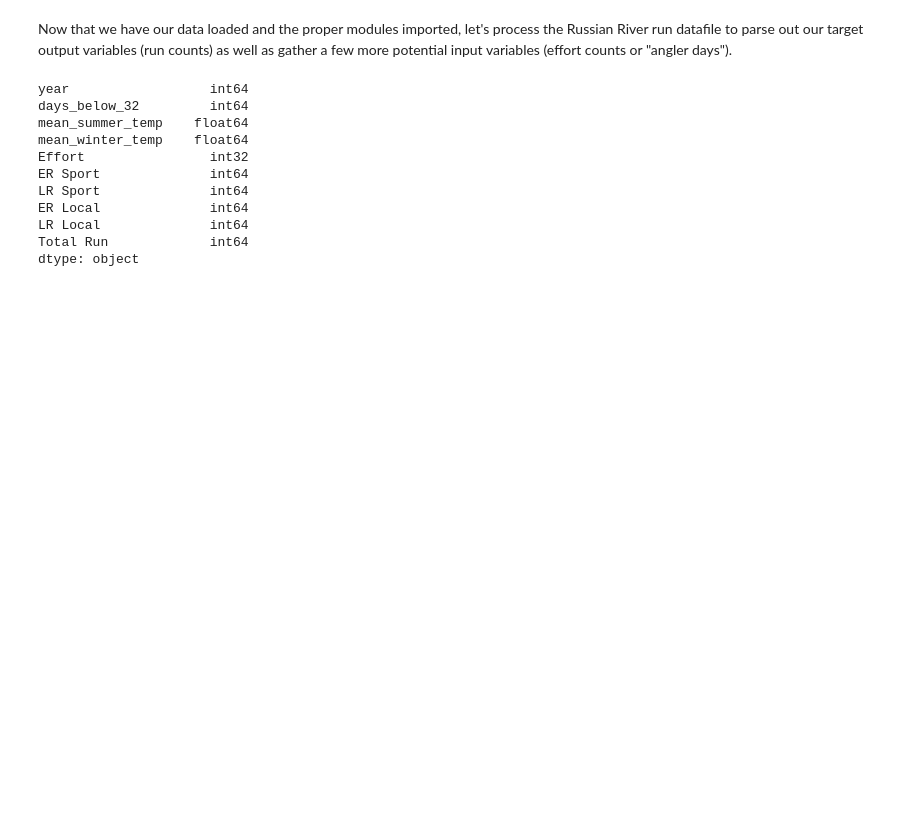
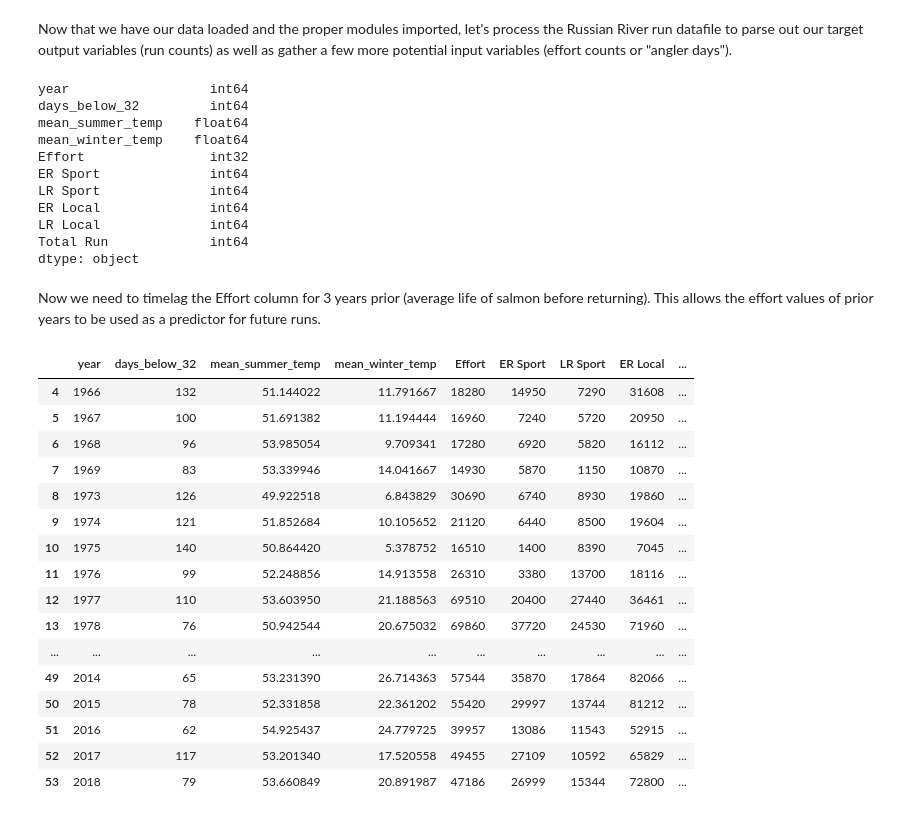
Before and after one commit to hillari/project-runcast, a Jupyter notebook: runcast_linear_regression.ipynb, the cells around one changed output. Saved outputs shown, nothing was run; the diff lists cells and outputs as text; code cells hidden in the pictures; blank space fills up the shorter version.

```diff
--- a/runcast_linear_regression.ipynb
+++ b/runcast_linear_regression.ipynb
@@ -37,3 +38,35 @@ ER Local              int64
 LR Local              int64
 Total Run             int64
 dtype: object
+# %% [markdown]
+Now we need to timelag the Effort column for 3 years prior (average life of salmon before returning).
+This allows the effort values of prior years to be used as a predictor for future runs.
+# %%
+def get_effort_3_years_ago(row):
+    target_year = row.year - 3
+    try:
+        return model_data[model_data['year'] == target_year].iloc[0]['Effort']
+    except:
+        return None
+
+temp_data = model_data.drop(index=[1,2,3])
+temp_data['effort_3_years_ago'] = temp_data.apply(get_effort_3_years_ago, axis=1)
+temp_data
+# %% [output]
+|  | year | days_below_32 | mean_summer_temp | mean_winter_temp | Effort | ER Sport | LR Sport | ER Local | ... |
+| 4 | 1966 | 132 | 51.144022 | 11.791667 | 18280 | 14950 | 7290 | 31608 | ... |
+| 5 | 1967 | 100 | 51.691382 | 11.194444 | 16960 | 7240 | 5720 | 20950 | ... |
+| 6 | 1968 | 96 | 53.985054 | 9.709341 | 17280 | 6920 | 5820 | 16112 | ... |
+| 7 | 1969 | 83 | 53.339946 | 14.041667 | 14930 | 5870 | 1150 | 10870 | ... |
+| 8 | 1973 | 126 | 49.922518 | 6.843829 | 30690 | 6740 | 8930 | 19860 | ... |
+| 9 | 1974 | 121 | 51.852684 | 10.105652 | 21120 | 6440 | 8500 | 19604 | ... |
+| 10 | 1975 | 140 | 50.864420 | 5.378752 | 16510 | 1400 | 8390 | 7045 | ... |
+| 11 | 1976 | 99 | 52.248856 | 14.913558 | 26310 | 3380 | 13700 | 18116 | ... |
+| 12 | 1977 | 110 | 53.603950 | 21.188563 | 69510 | 20400 | 27440 | 36461 | ... |
+| 13 | 1978 | 76 | 50.942544 | 20.675032 | 69860 | 37720 | 24530 | 71960 | ... |
+| ... | ... | ... | ... | ... | ... | ... | ... | ... | ... |
+| 49 | 2014 | 65 | 53.231390 | 26.714363 | 57544 | 35870 | 17864 | 82066 | ... |
+| 50 | 2015 | 78 | 52.331858 | 22.361202 | 55420 | 29997 | 13744 | 81212 | ... |
+| 51 | 2016 | 62 | 54.925437 | 24.779725 | 39957 | 13086 | 11543 | 52915 | ... |
+| 52 | 2017 | 117 | 53.201340 | 17.520558 | 49455 | 27109 | 10592 | 65829 | ... |
+| 53 | 2018 | 79 | 53.660849 | 20.891987 | 47186 | 26999 | 15344 | 72800 | ... |
```
Also changed, not shown: parts of 3 cells of this notebook.
